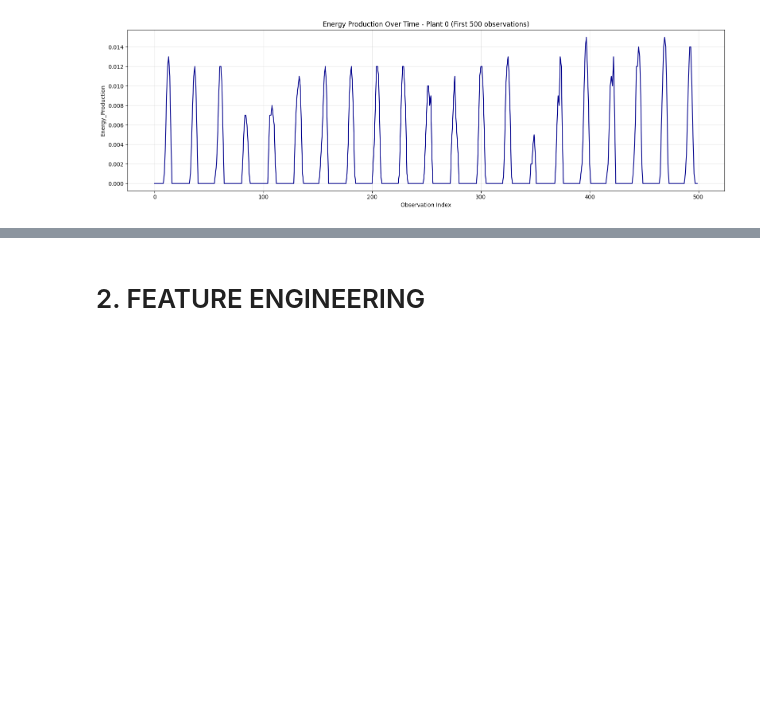
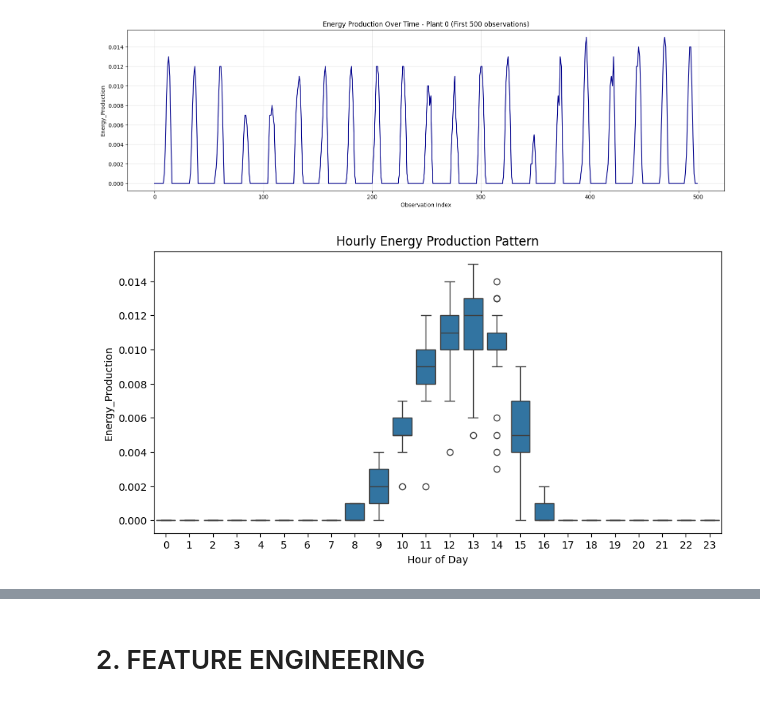
Before and after one commit to Katpst/Solar-Energy-Production-Forecasting, a Jupyter notebook: ML_Forecasting.ipynb, the cells around one changed output, grey strips where cells are left out. Saved outputs shown, nothing was run; the diff lists cells and outputs as text; code cells hidden in the pictures; blank space fills up the shorter version.

```diff
--- a/ML_Forecasting.ipynb
+++ b/ML_Forecasting.ipynb
@@ -395,4 +395,16 @@ plt.tight_layout()
 plt.show()
 # %% [output]
 [figure]
+# %%
+sample_data = sample_data.copy()
+sample_data["hour"] = sample_data[time_col].dt.hour
+
+plt.figure(figsize=(10, 5))
+sns.boxplot(x="hour", y=target_col, data=sample_data)
+plt.title("Hourly Energy Production Pattern")
+plt.xlabel("Hour of Day")
+plt.ylabel("Energy_Production")
+plt.show()
+# %% [output]
+[figure, added]
 # %%
```
Also changed, not shown: parts of 9 cells of this notebook.
